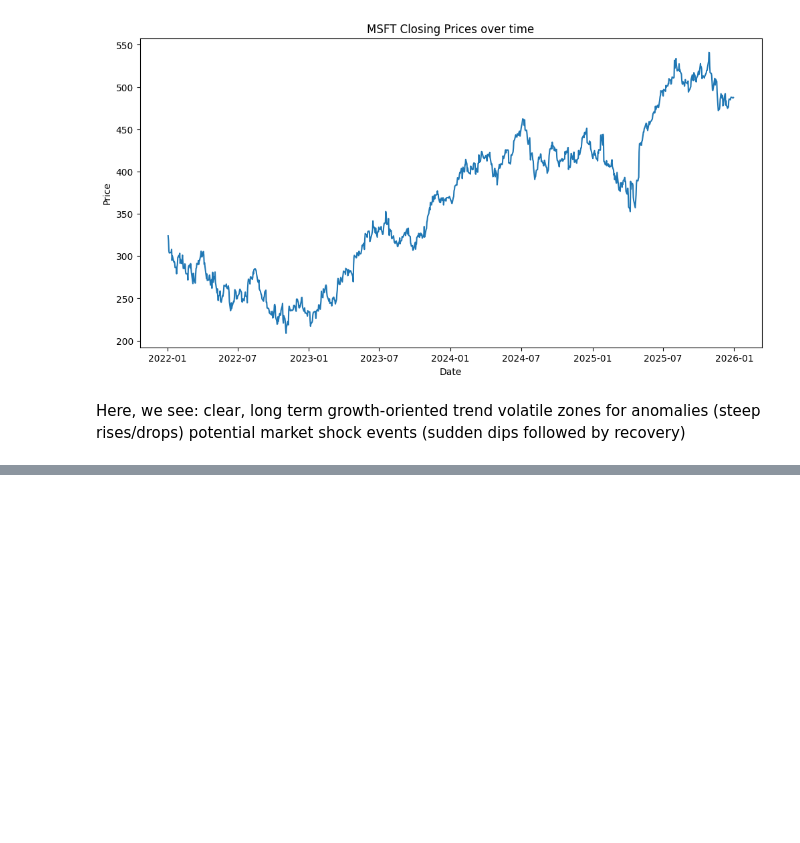
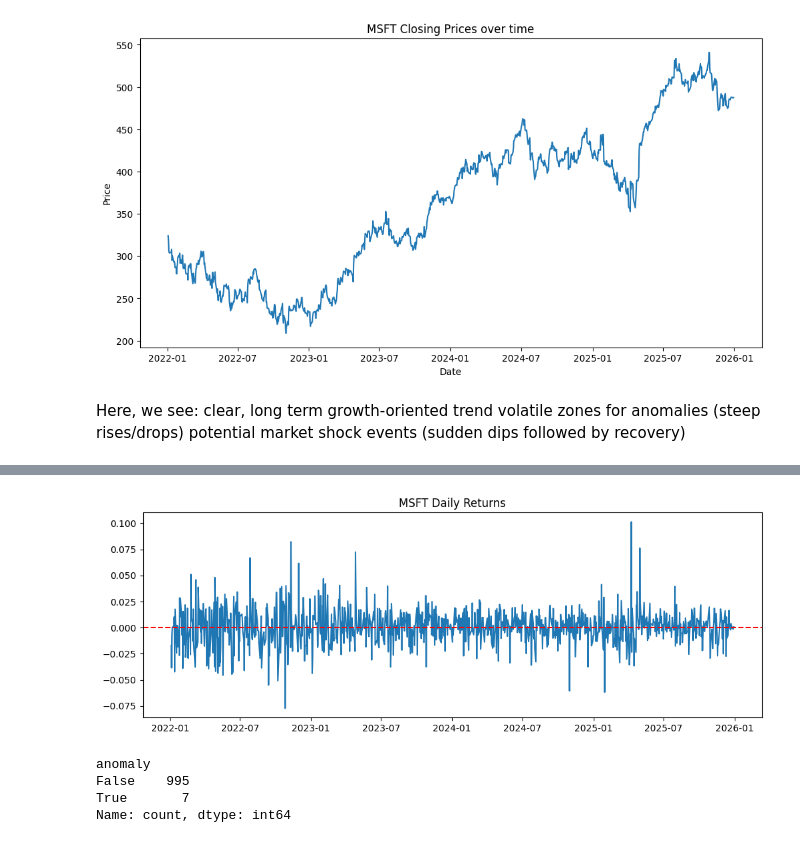
Before and after one commit to 4Anj/stock-market-anomaly-detection, a Jupyter notebook: notebooks/data_exploration.ipynb, the cells around one changed output, grey strips where cells are left out. Saved outputs shown, nothing was run; the diff lists cells and outputs as text; code cells hidden in the pictures; blank space fills up the shorter version.

```diff
--- a/notebooks/data_exploration.ipynb
+++ b/notebooks/data_exploration.ipynb
@@ -68,0 +107,11 @@ potential market shock events (sudden dips followed by recovery)
+# %%
+data.columns = [
+    "Close_MSFT",
+    "High_MSFT",
+    "Low_MSFT",
+    "Open_MSFT",
+    "Volume_MSFT",
+    "daily_return"
+]
+
+print(data.columns)
@@ -68,0 +122,3 @@ potential market shock events (sudden dips followed by recovery)
+# %%
+data["daily_return"] = data["Close_MSFT"].pct_change()
+data["daily_return"].describe()
@@ -68,0 +135,17 @@ potential market shock events (sudden dips followed by recovery)
+# %%
+plt.figure(figsize=(12,4))
+plt.plot(data.index, data["daily_return"])
+plt.axhline(0, color='red', linestyle='--')
+plt.title("MSFT Daily Returns")
+plt.show()
+# %% [output]
+[figure, added]
+# %%
+data["volatility_20"] = data["daily_return"].rolling(20).std()
+data["anomaly"] = data["daily_return"].abs() > 3 * data["volatility_20"]
+data["anomaly"].value_counts()
+# %% [output]
+anomaly
+False    995
+True       7
+Name: count, dtype: int64
```
Also changed, not shown: parts of 19 cells of this notebook, 12 other files.
